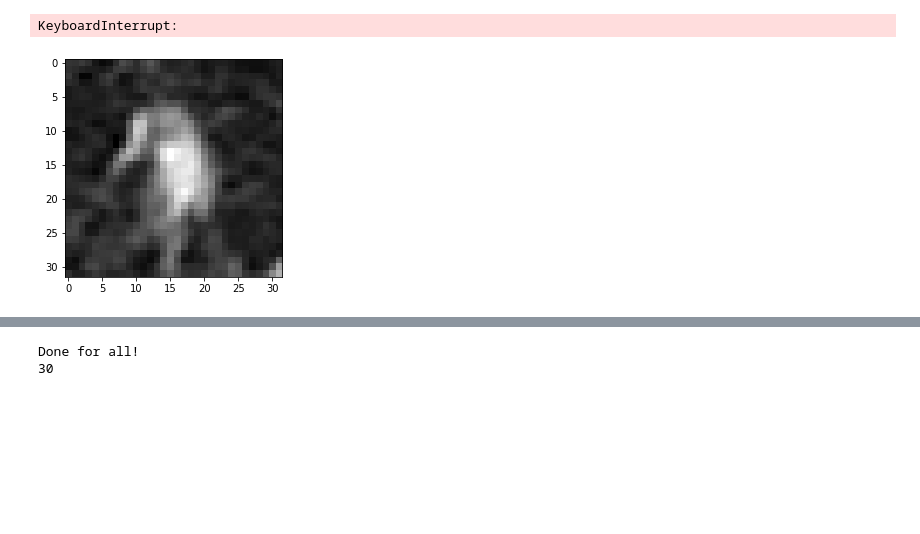
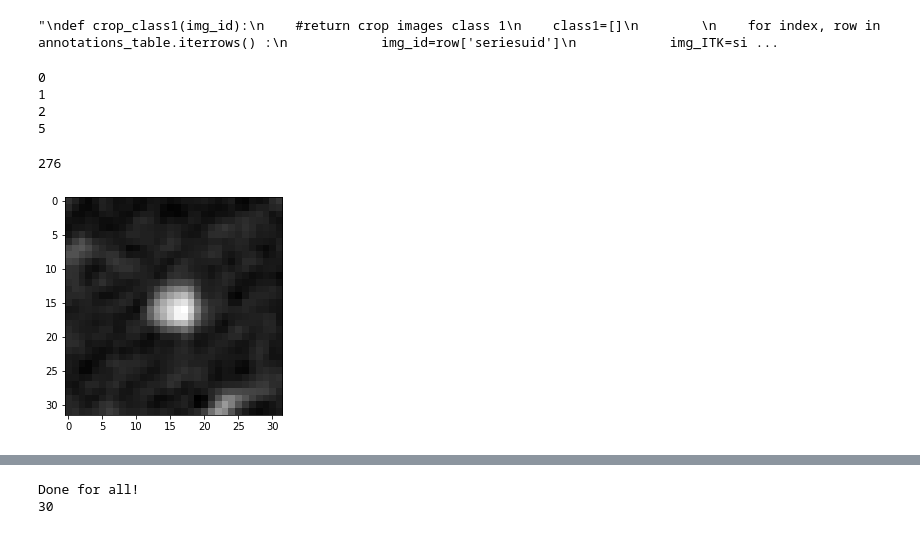
Before and after one commit to MehdiBenSalah/pfa, a Jupyter notebook: nodule_classification.ipynb, the cells around one changed output, grey strips where cells are left out. Saved outputs shown, nothing was run; the diff lists cells and outputs as text; code cells hidden in the pictures; blank space fills up the shorter version.

```diff
--- a/nodule_classification.ipynb
+++ b/nodule_classification.ipynb
@@ -30,6 +33,7 @@ def get_voxel(self,x,y,z):
         return (xx,yy,zz)
 # %%
-def crop_class1():
+'''
+def crop_class1(img_id):
     #return crop images class 1
     class1=[]
 
@@ -51,9 +55,24 @@ def crop_class1():
             image=img_np[zz]
             img_crop = image[y_min:y_max, x_min:x_max]
             class1=class1+[img_crop]
-            #print(index)
-            time.sleep(0.05)
+            #save
+            print(index)
 
 
     print('Done for all!')
     return(class1)
+    '''
+# %% [output]
+"\ndef crop_class1(img_id):\n    #return crop images class 1\n    class1=[]\n        \n    for index, row in annotations_table.iterrows() :\n            img_id=row['seriesuid']\n            img_ITK=si ...
+# %%
+def resample(image, old_spacing, new_spacing=[1, 1, 1]):
+
+    resize_factor = old_spacing / new_spacing
+    new_real_shape = image.shape * resize_factor
+    new_shape = np.round(new_real_shape)
+    real_resize_factor = new_shape / image.shape
+    new_spacing = old_spacing / real_resize_factor
+
+    image = scipy.ndimage.interpolation.zoom(image, real_resize_factor, mode = 'nearest')
+
+    return image, new_spacing
@@ -60,12 +114,27 @@ def crop_class1():
+# %%
+
+class1=[]
+for index, row in seriesuid_table.iterrows() :
+    if index<3 :
+        class1=class1+crop_class1(row.seriesuid)
+        print(index)
+    else :
+        break
+print('fin')
+print(str(len(class1)))
+# %% [output]
+0
+1
+2
+5
 # %%
-class1=crop_class1()
 print(str(len(class1)))
 # %% [output]
-KeyboardInterrupt:
+276
 # %%
-plt.imshow(class1[20])
+plt.imshow(class1[2])
 plt.axis("on")
 plt.gray()
 plt.show()
 # %% [output]
-[figure, old version]
+[figure, new version]
```
Also changed, not shown: parts of 9 cells of this notebook.
